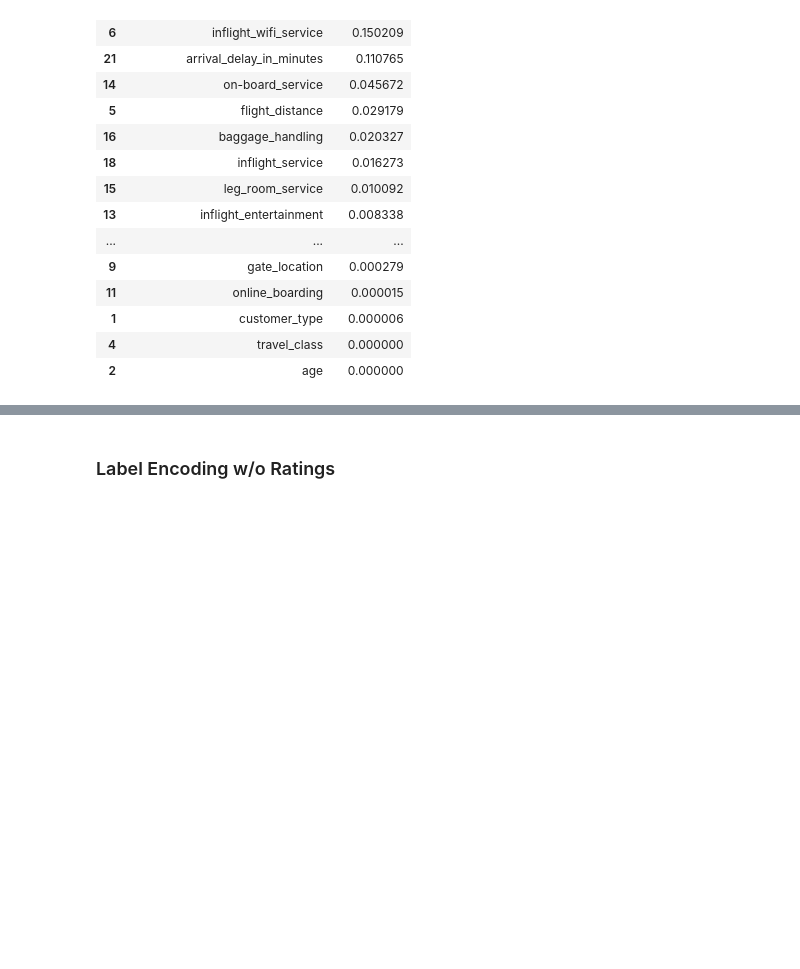
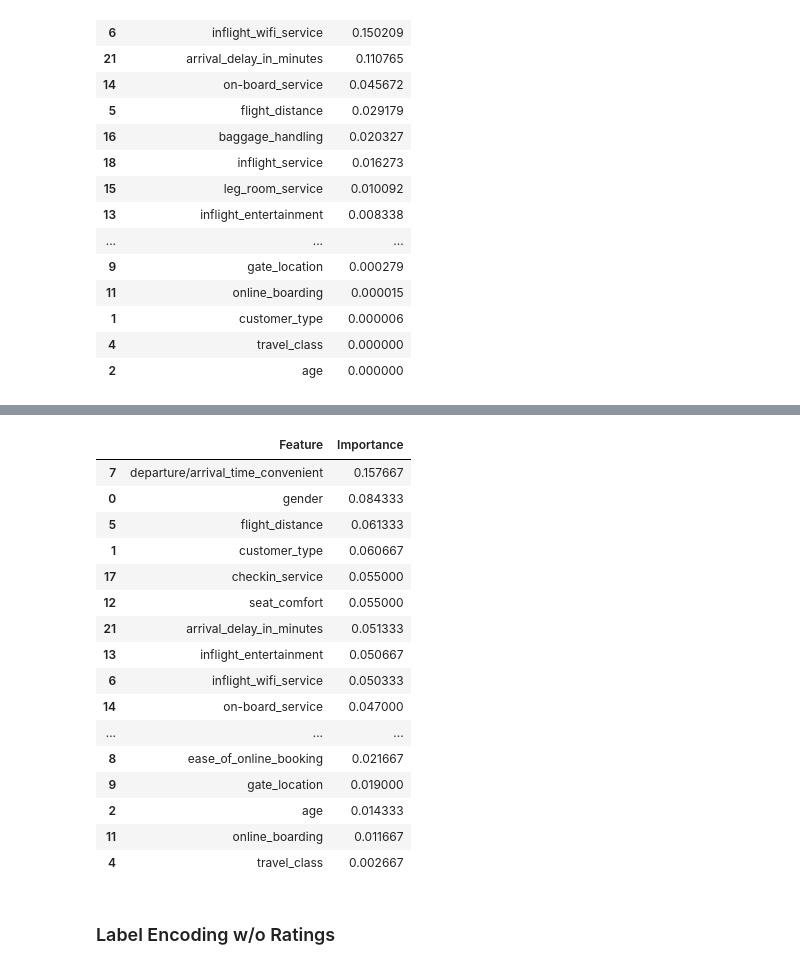
Before and after one commit to martabaker/ds_project_4, a Jupyter notebook: Notebooks/Modeling_Marta.ipynb, the cells around one changed output, grey strips where cells are left out. Cells and saved outputs as stored; diff of their text form; code cells hidden in the pictures; blank space fills up the shorter version.

```diff
--- a/Notebooks/Modeling_Marta.ipynb
+++ b/Notebooks/Modeling_Marta.ipynb
@@ -1383,3 +1149,24 @@ fi.sort_values(by="Importance", ascending=False)
+# %%
+fi = pd.DataFrame(list(zip(X.columns, lgbm.named_steps['classifier'].feature_importances_ / sum(lgbm.named_steps['classifier'].feature_importances_))), columns=["Feature", "Importance"])
+fi.sort_values(by="Importance", ascending=False)
+# %% [output]
+|  | Feature | Importance |
+| 7 | departure/arrival_time_convenient | 0.157667 |
+| 0 | gender | 0.084333 |
+| 5 | flight_distance | 0.061333 |
+| 1 | customer_type | 0.060667 |
+| 17 | checkin_service | 0.055000 |
+| 12 | seat_comfort | 0.055000 |
+| 21 | arrival_delay_in_minutes | 0.051333 |
+| 13 | inflight_entertainment | 0.050667 |
+| 6 | inflight_wifi_service | 0.050333 |
+| 14 | on-board_service | 0.047000 |
+| ... | ... | ... |
+| 8 | ease_of_online_booking | 0.021667 |
+| 9 | gate_location | 0.019000 |
+| 2 | age | 0.014333 |
+| 11 | online_boarding | 0.011667 |
+| 4 | travel_class | 0.002667 |
 # %% [markdown]
 ### Label Encoding w/o Ratings
 # %%
```
Also changed, not shown: parts of 30 cells of this notebook.
